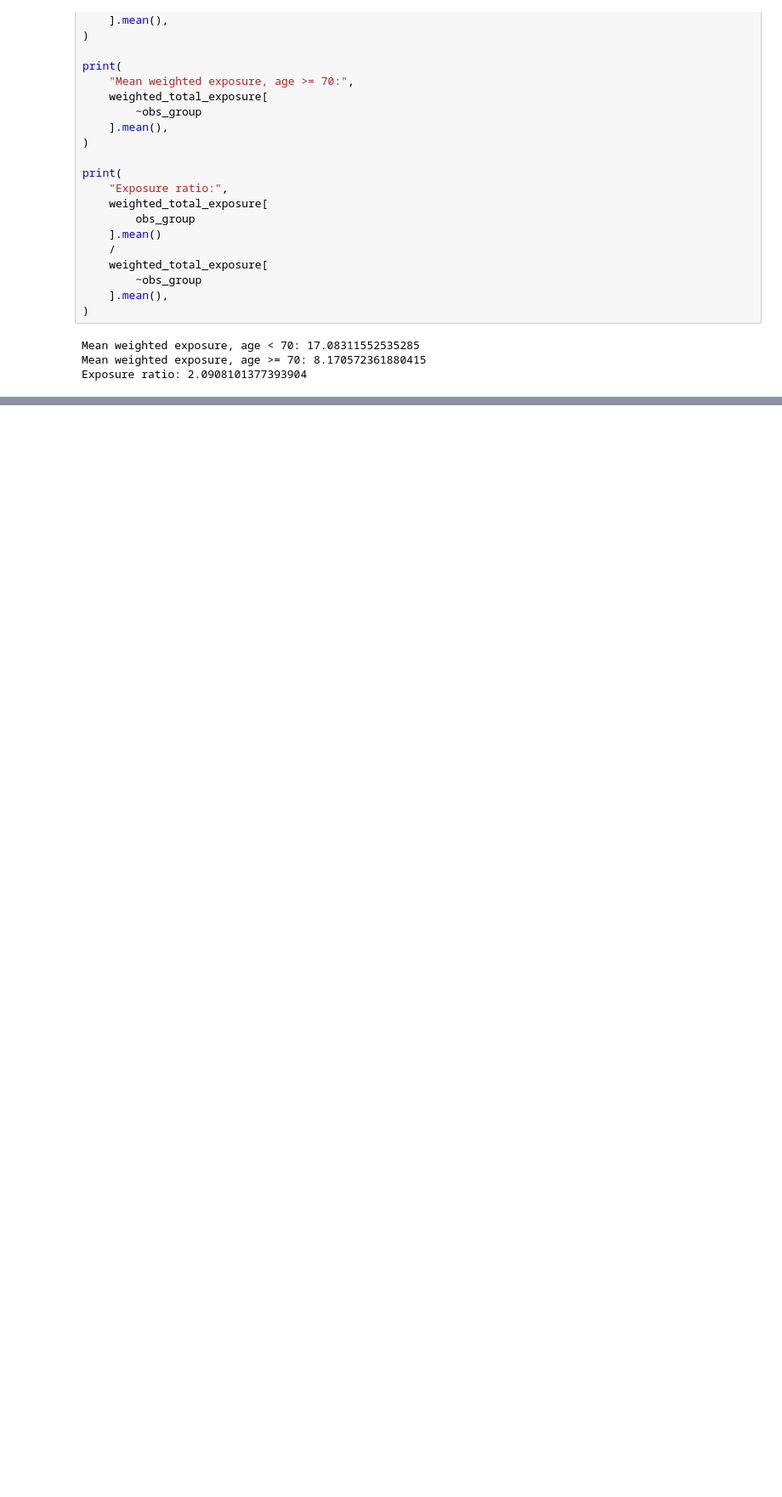
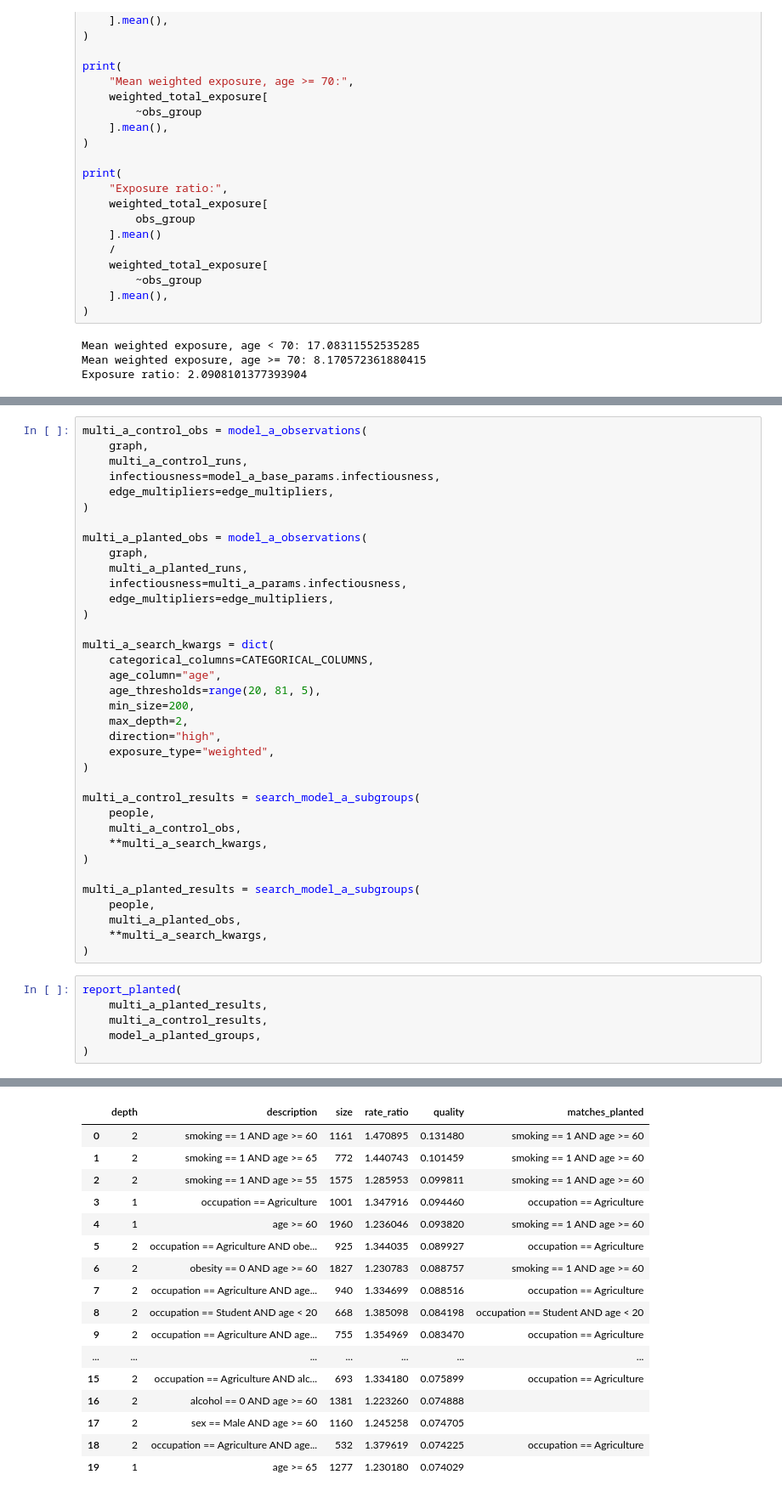
Before and after one commit to kustersjarl/sir-graph-emm, a Jupyter notebook: notebooks/simulation_test.ipynb, the cells around one changed output, grey strips where cells are left out. Shown at 85% size. Drawn from its saved outputs; the diff is of its cells as text; blank space fills up the shorter version.

```diff
--- a/notebooks/simulation_test.ipynb
+++ b/notebooks/simulation_test.ipynb
@@ -6796,0 +7240,43 @@ Exposure ratio: 2.0908101377393904
+# %%
+multi_a_control_obs = model_a_observations(
+    graph,
+    multi_a_control_runs,
+    infectiousness=model_a_base_params.infectiousness,
+    edge_multipliers=edge_multipliers,
+)
+
+multi_a_planted_obs = model_a_observations(
+    graph,
+    multi_a_planted_runs,
+    infectiousness=multi_a_params.infectiousness,
+    edge_multipliers=edge_multipliers,
+)
+
+multi_a_search_kwargs = dict(
+    categorical_columns=CATEGORICAL_COLUMNS,
+    age_column="age",
+    age_thresholds=range(20, 81, 5),
+    min_size=200,
+    max_depth=2,
+    direction="high",
+    exposure_type="weighted",
+)
+
+multi_a_control_results = search_model_a_subgroups(
+    people,
+    multi_a_control_obs,
+    **multi_a_search_kwargs,
+)
+
+multi_a_planted_results = search_model_a_subgroups(
+    people,
+    multi_a_planted_obs,
+    **multi_a_search_kwargs,
+)
+# %%
+report_planted(
+    multi_a_planted_results,
+    multi_a_control_results,
+    model_a_planted_groups,
+)
+# %% [output]
@@ -6796,0 +7284,17 @@ Exposure ratio: 2.0908101377393904
+|  | depth | description | size | rate_ratio | quality | matches_planted |
+| 0 | 2 | smoking == 1 AND age >= 60 | 1161 | 1.470895 | 0.131480 | smoking == 1 AND age >= 60 |
+| 1 | 2 | smoking == 1 AND age >= 65 | 772 | 1.440743 | 0.101459 | smoking == 1 AND age >= 60 |
+| 2 | 2 | smoking == 1 AND age >= 55 | 1575 | 1.285953 | 0.099811 | smoking == 1 AND age >= 60 |
+| 3 | 1 | occupation == Agriculture | 1001 | 1.347916 | 0.094460 | occupation == Agriculture |
+| 4 | 1 | age >= 60 | 1960 | 1.236046 | 0.093820 | smoking == 1 AND age >= 60 |
+| 5 | 2 | occupation == Agriculture AND obe... | 925 | 1.344035 | 0.089927 | occupation == Agriculture |
+| 6 | 2 | obesity == 0 AND age >= 60 | 1827 | 1.230783 | 0.088757 | smoking == 1 AND age >= 60 |
+| 7 | 2 | occupation == Agriculture AND age... | 940 | 1.334699 | 0.088516 | occupation == Agriculture |
+| 8 | 2 | occupation == Student AND age < 20 | 668 | 1.385098 | 0.084198 | occupation == Student AND age < 20 |
+| 9 | 2 | occupation == Agriculture AND age... | 755 | 1.354969 | 0.083470 | occupation == Agriculture |
+| ... | ... | ... | ... | ... | ... | ... |
+| 15 | 2 | occupation == Agriculture AND alc... | 693 | 1.334180 | 0.075899 | occupation == Agriculture |
+| 16 | 2 | alcohol == 0 AND age >= 60 | 1381 | 1.223260 | 0.074888 |  |
+| 17 | 2 | sex == Male AND age >= 60 | 1160 | 1.245258 | 0.074705 |  |
+| 18 | 2 | occupation == Agriculture AND age... | 532 | 1.379619 | 0.074225 | occupation == Agriculture |
+| 19 | 1 | age >= 65 | 1277 | 1.230180 | 0.074029 |  |
```
Also changed, not shown: parts of 25 cells of this notebook, 1 other file.
